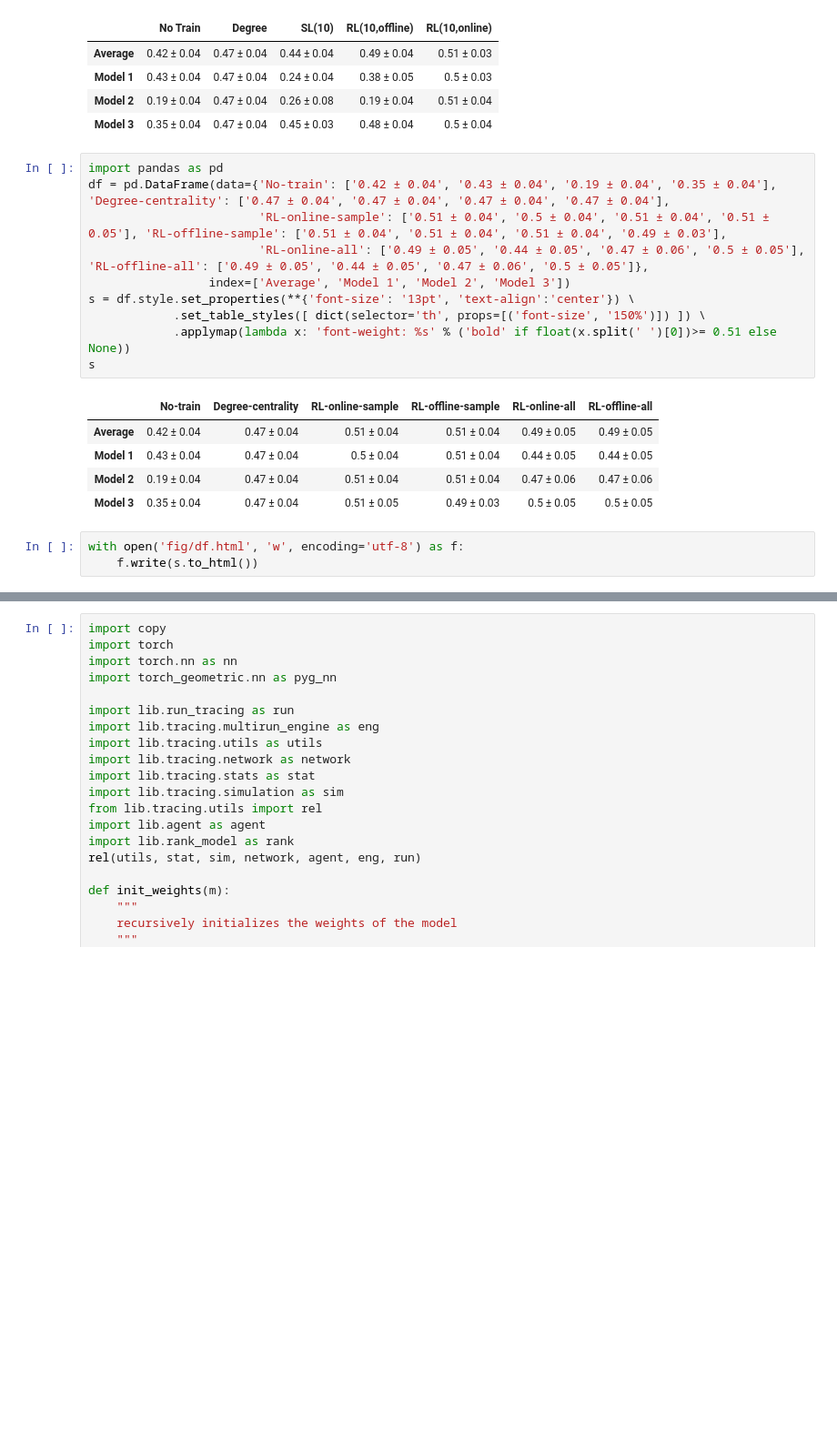
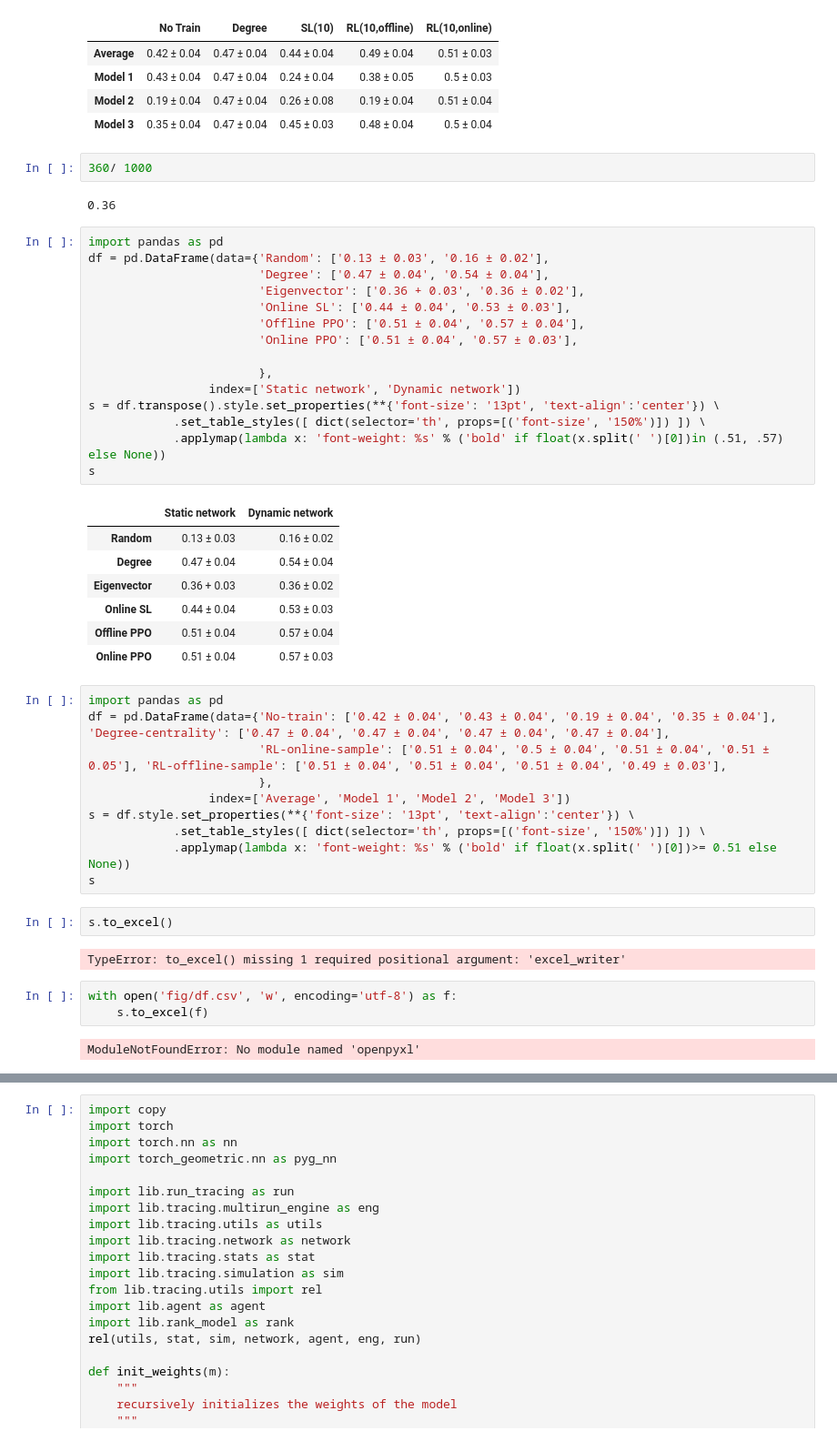
Before and after one commit to andrei-rusu/control-diffusion, a Jupyter notebook: EpidemicRun.ipynb, the cells around one changed output, grey strips where cells are left out. Shown at 91% size. Drawn from its saved outputs; the diff is of its cells as text; blank space fills up the shorter version.

```diff
--- a/EpidemicRun.ipynb
+++ b/EpidemicRun.ipynb
@@ -488,25 +447,52 @@ s
 | Model 1 | 0.43 ± 0.04 | 0.47 ± 0.04 | 0.24 ± 0.04 | 0.38 ± 0.05 | 0.5 ± 0.03 |
 | Model 2 | 0.19 ± 0.04 | 0.47 ± 0.04 | 0.26 ± 0.08 | 0.19 ± 0.04 | 0.51 ± 0.04 |
 | Model 3 | 0.35 ± 0.04 | 0.47 ± 0.04 | 0.45 ± 0.03 | 0.48 ± 0.04 | 0.5 ± 0.04 |
+# %%
+360/ 1000
+# %% [output]
+0.36
+# %%
+import pandas as pd
+df = pd.DataFrame(data={'Random': ['0.13 ± 0.03', '0.16 ± 0.02'],
+                        'Degree': ['0.47 ± 0.04', '0.54 ± 0.04'],
+                        'Eigenvector': ['0.36 + 0.03', '0.36 ± 0.02'],
+                        'Online SL': ['0.44 ± 0.04', '0.53 ± 0.03'],
+                        'Offline PPO': ['0.51 ± 0.04', '0.57 ± 0.04'],
+                        'Online PPO': ['0.51 ± 0.04', '0.57 ± 0.03'],
+
+                        },
+                 index=['Static network', 'Dynamic network'])
+s = df.transpose().style.set_properties(**{'font-size': '13pt', 'text-align':'center'}) \
+            .set_table_styles([ dict(selector='th', props=[('font-size', '150%')]) ]) \
+            .applymap(lambda x: 'font-weight: %s' % ('bold' if float(x.split(' ')[0])in (.51, .57) else None))
+s
+# %% [output]
+|  | Static network | Dynamic network |
+| Random | 0.13 ± 0.03 | 0.16 ± 0.02 |
+| Degree | 0.47 ± 0.04 | 0.54 ± 0.04 |
+| Eigenvector | 0.36 + 0.03 | 0.36 ± 0.02 |
+| Online SL | 0.44 ± 0.04 | 0.53 ± 0.03 |
+| Offline PPO | 0.51 ± 0.04 | 0.57 ± 0.04 |
+| Online PPO | 0.51 ± 0.04 | 0.57 ± 0.03 |
 # %%
 import pandas as pd
 df = pd.DataFrame(data={'No-train': ['0.42 ± 0.04', '0.43 ± 0.04', '0.19 ± 0.04', '0.35 ± 0.04'], 'Degree-centrality': ['0.47 ± 0.04', '0.47 ± 0.04', '0.47 ± 0.04', '0.47 ± 0.04'],
                         'RL-online-sample': ['0.51 ± 0.04', '0.5 ± 0.04', '0.51 ± 0.04', '0.51 ± 0.05'], 'RL-offline-sample': ['0.51 ± 0.04', '0.51 ± 0.04', '0.51 ± 0.04', '0.49 ± 0.03'],
-                        'RL-online-all': ['0.49 ± 0.05', '0.44 ± 0.05', '0.47 ± 0.06', '0.5 ± 0.05'], 'RL-offline-all': ['0.49 ± 0.05', '0.44 ± 0.05', '0.47 ± 0.06', '0.5 ± 0.05']},
+                        },
                  index=['Average', 'Model 1', 'Model 2', 'Model 3'])
 s = df.style.set_properties(**{'font-size': '13pt', 'text-align':'center'}) \
             .set_table_styles([ dict(selector='th', props=[('font-size', '150%')]) ]) \
             .applymap(lambda x: 'font-weight: %s' % ('bold' if float(x.split(' ')[0])>= 0.51 else None))
 s
-# %% [output]
-|  | No-train | Degree-centrality | RL-online-sample | RL-offline-sample | RL-online-all | RL-offline-all |
-| Average | 0.42 ± 0.04 | 0.47 ± 0.04 | 0.51 ± 0.04 | 0.51 ± 0.04 | 0.49 ± 0.05 | 0.49 ± 0.05 |
-| Model 1 | 0.43 ± 0.04 | 0.47 ± 0.04 | 0.5 ± 0.04 | 0.51 ± 0.04 | 0.44 ± 0.05 | 0.44 ± 0.05 |
-| Model 2 | 0.19 ± 0.04 | 0.47 ± 0.04 | 0.51 ± 0.04 | 0.51 ± 0.04 | 0.47 ± 0.06 | 0.47 ± 0.06 |
-| Model 3 | 0.35 ± 0.04 | 0.47 ± 0.04 | 0.51 ± 0.05 | 0.49 ± 0.03 | 0.5 ± 0.05 | 0.5 ± 0.05 |
+# %%
+s.to_excel()
+# %% [output]
+TypeError: to_excel() missing 1 required positional argument: 'excel_writer'
 # %%
-with open('fig/df.html', 'w', encoding='utf-8') as f:
-    f.write(s.to_html())
+with open('fig/df.csv', 'w', encoding='utf-8') as f:
+    s.to_excel(f)
+# %% [output]
+ModuleNotFoundError: No module named 'openpyxl'
 # %%
 import copy
 import torch
```
Also changed, not shown: parts of 9 cells of this notebook, 10 other files.
